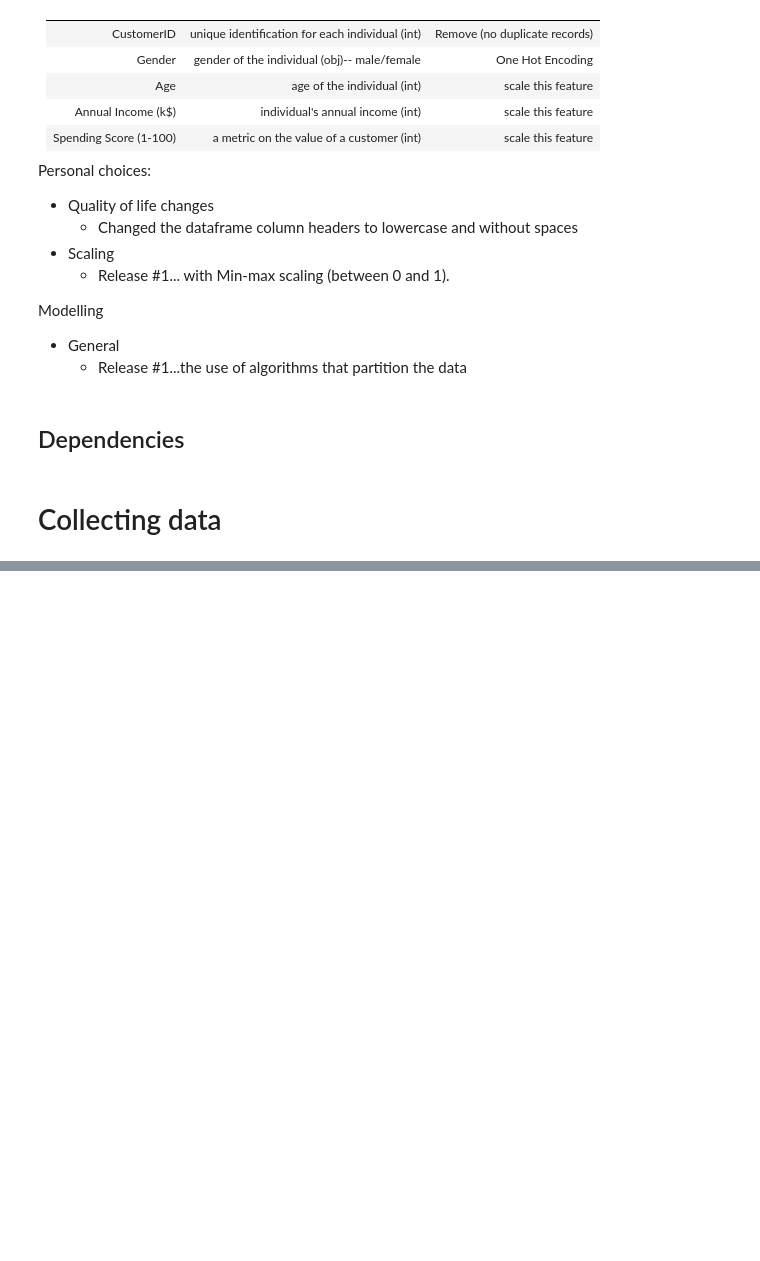
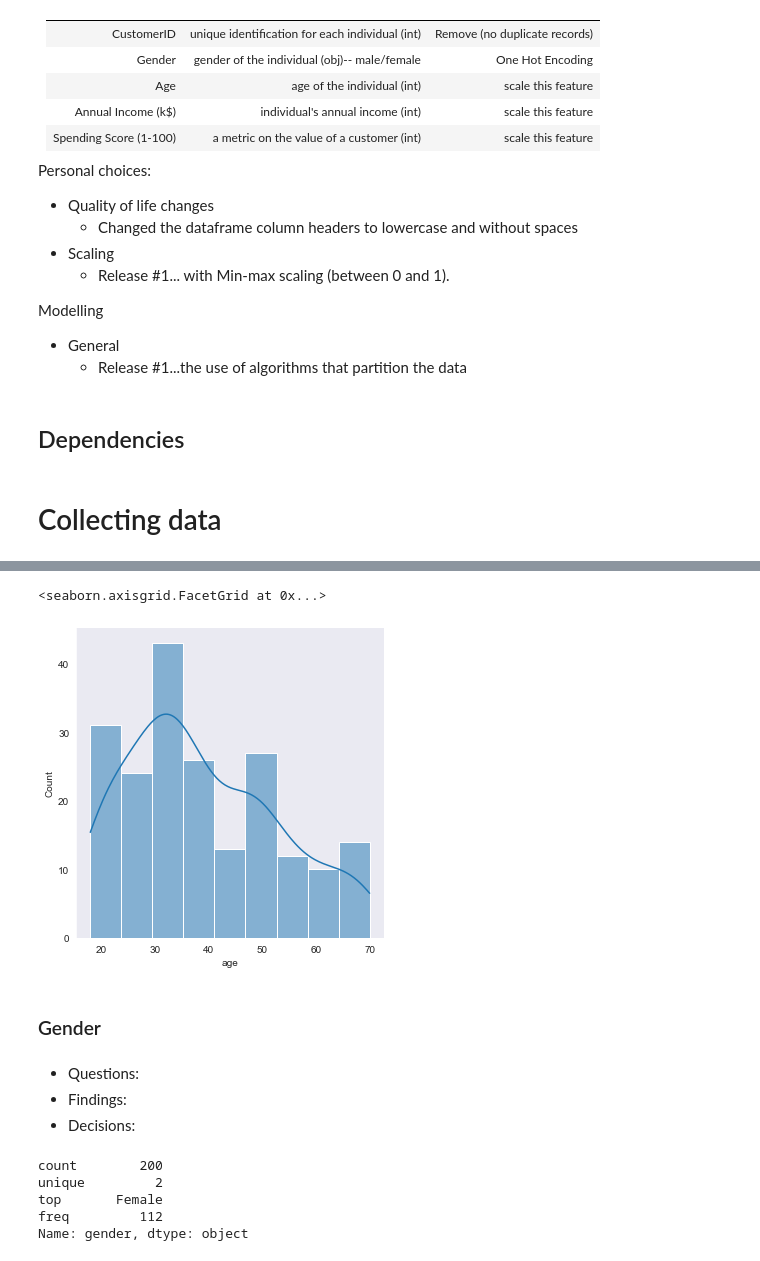
Before and after one commit to BubbaTam/data_science_portfolio, a Jupyter notebook: end_to_end_projects/segmentation/customer_segmentation/notebooks/exploration_initial.ipynb, the cells around one changed output, grey strips where cells are left out. Saved outputs shown, nothing was run; the diff lists cells and outputs as text; code cells hidden in the pictures; blank space fills up the shorter version.

Commit message:
feat: add initial draft of data exploration

```diff
--- a/end_to_end_projects/segmentation/customer_segmentation/notebooks/exploration_initial.ipynb
+++ b/end_to_end_projects/segmentation/customer_segmentation/notebooks/exploration_initial.ipynb
@@ -58,4 +58,7 @@ import joblib
+# %%
+#sns.axes_style('dark')
+sns.set_style('dark')
 # %% [markdown]
 # Collecting data
 # %%
-df = pd.read_csv(RAW_DATA_FILE).set_index('CustomerID')
+df = pd.read_csv(RAW_DATA_FILE)
@@ -61,0 +75,5 @@ df = pd.read_csv(RAW_DATA_FILE).set_index('CustomerID')
+# %%
+df.columns = [column.lower().replace(' ','_') for column in df.columns]
+continuous_var = ['age','annual_income_(k$)','spending_score_(1-100)']
+categorical_var = ['gender']
+features = ['gender','age','annual_income_(k$)','spending_score_(1-100)']
@@ -61,0 +156,19 @@ df = pd.read_csv(RAW_DATA_FILE).set_index('CustomerID')
+# %%
+sns.displot(df.age,kde=True)
+# %% [output]
+<seaborn.axisgrid.FacetGrid at 0x...>
+[figure, added]
+# %% [markdown]
+### Gender
+# %% [markdown]
+- Questions:
+- Findings:
+- Decisions:
+# %%
+df.gender.describe()
+# %% [output]
+count        200
+unique         2
+top       Female
+freq         112
+Name: gender, dtype: object
```
Also changed, not shown: parts of 32 cells of this notebook.
